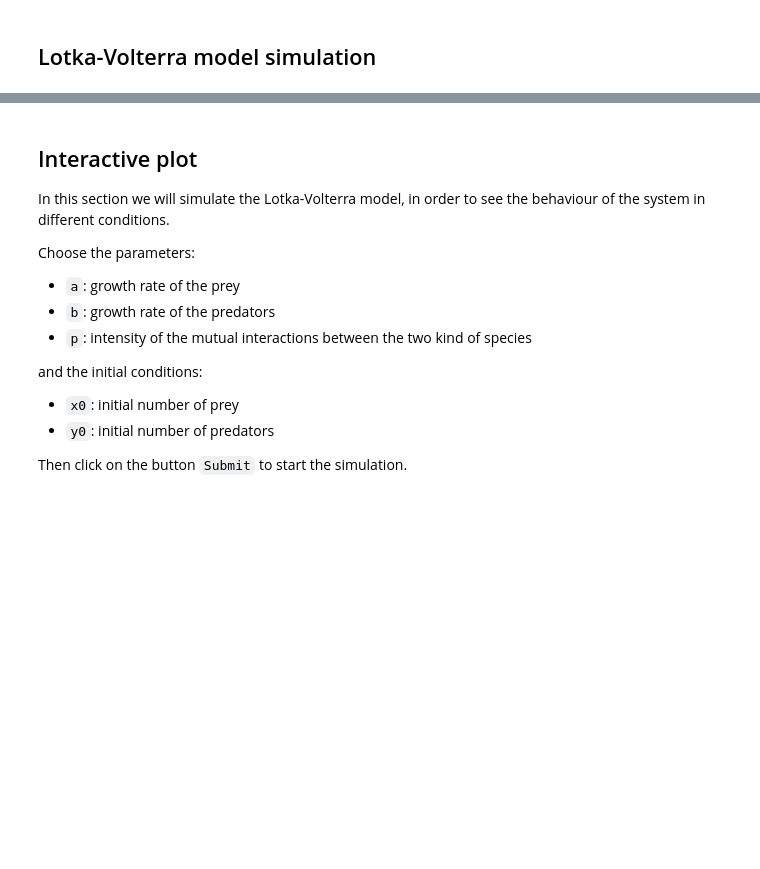
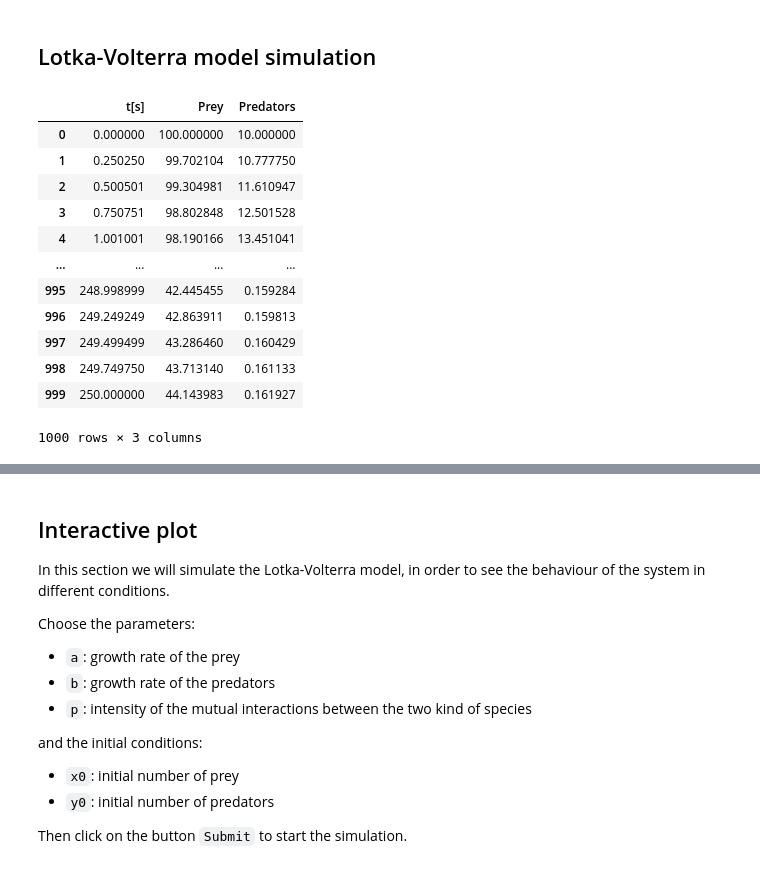
Before and after one commit to AndreaLazzari/PhysicalModelsOfLivingSystems, a Jupyter notebook: Week3/Week3_Homework_Lazzari.ipynb, the cells around one changed output, grey strips where cells are left out. Saved outputs shown, nothing was run; the diff lists cells and outputs as text; code cells hidden in the pictures; blank space fills up the shorter version.

```diff
--- a/Week3/Week3_Homework_Lazzari.ipynb
+++ b/Week3/Week3_Homework_Lazzari.ipynb
@@ -174,6 +174,22 @@ from dash.dependencies import Input, Output
 # %%
 arr = np.array([t, solution[:,0], solution[:,1]]).T
 df = pd.DataFrame(arr, columns = ['t[s]', 'Prey', 'Predators'])
+# %%
+df
+# %% [output]
+|  | t[s] | Prey | Predators |
+| 0 | 0.000000 | 100.000000 | 10.000000 |
+| 1 | 0.250250 | 99.702104 | 10.777750 |
+| 2 | 0.500501 | 99.304981 | 11.610947 |
+| 3 | 0.750751 | 98.802848 | 12.501528 |
+| 4 | 1.001001 | 98.190166 | 13.451041 |
+| ... | ... | ... | ... |
+| 995 | 248.998999 | 42.445455 | 0.159284 |
+| 996 | 249.249249 | 42.863911 | 0.159813 |
+| 997 | 249.499499 | 43.286460 | 0.160429 |
+| 998 | 249.749750 | 43.713140 | 0.161133 |
+| 999 | 250.000000 | 44.143983 | 0.161927 |
+1000 rows × 3 columns
 # %%
 fig = px.line(df , x='t[s]', title='Lotka-Volterra Model', y=['Prey', 'Predators'],
               labels={'value':'Dynamics', 'variable':'Species', 't[s]':'t [s]'},
```
Also changed, not shown: parts of 1 cell of this notebook.
